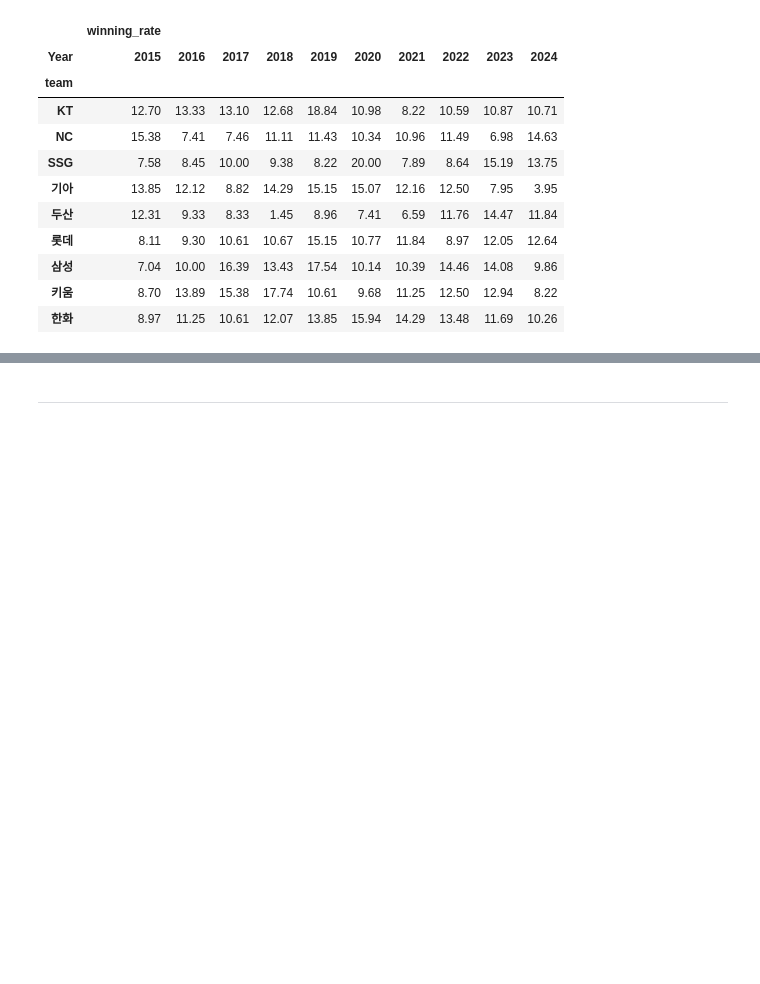
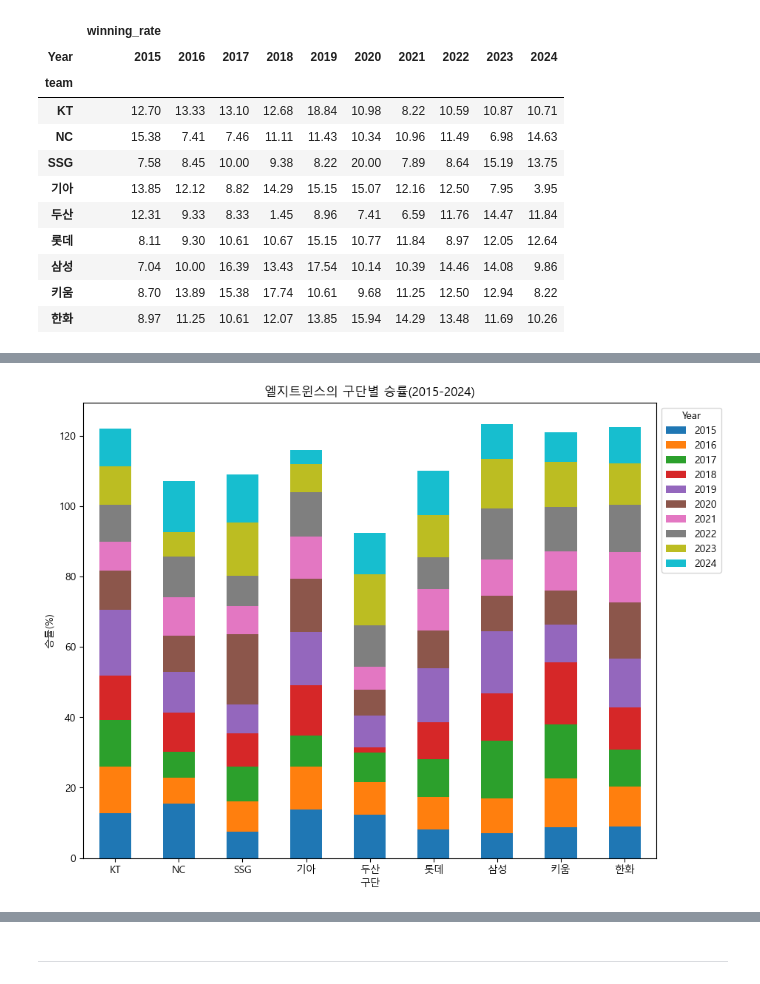
Before and after one commit to IAMKIMEUNSEO/predict2025_kbo_lgtwins_winning_rate, a Jupyter notebook: lgtwins.ipynb, the cells around one changed output, grey strips where cells are left out. Saved outputs shown, nothing was run; the diff lists cells and outputs as text; code cells hidden in the pictures; blank space fills up the shorter version.

```diff
--- a/lgtwins.ipynb
+++ b/lgtwins.ipynb
@@ -280,0 +299,12 @@ IndexError: single positional indexer is out-of-bounds
+# %%
+label = list(df_team_win_pivot.columns.get_level_values(1))
+
+ax = df_team_win_pivot.plot(kind='bar', stacked=True, figsize=(10, 8))
+plt.xticks(rotation=0)
+ax.legend(labels=label, title='Year', bbox_to_anchor=(1,1))
+ax.set_title('엘지트윈스의 구단별 승률(2015-2024)')
+ax.set_xlabel('구단')
+ax.set_ylabel('승률(%)')
+plt.show()
+# %% [output]
+[figure, added]
```
Also changed, not shown: parts of 29 cells of this notebook.
